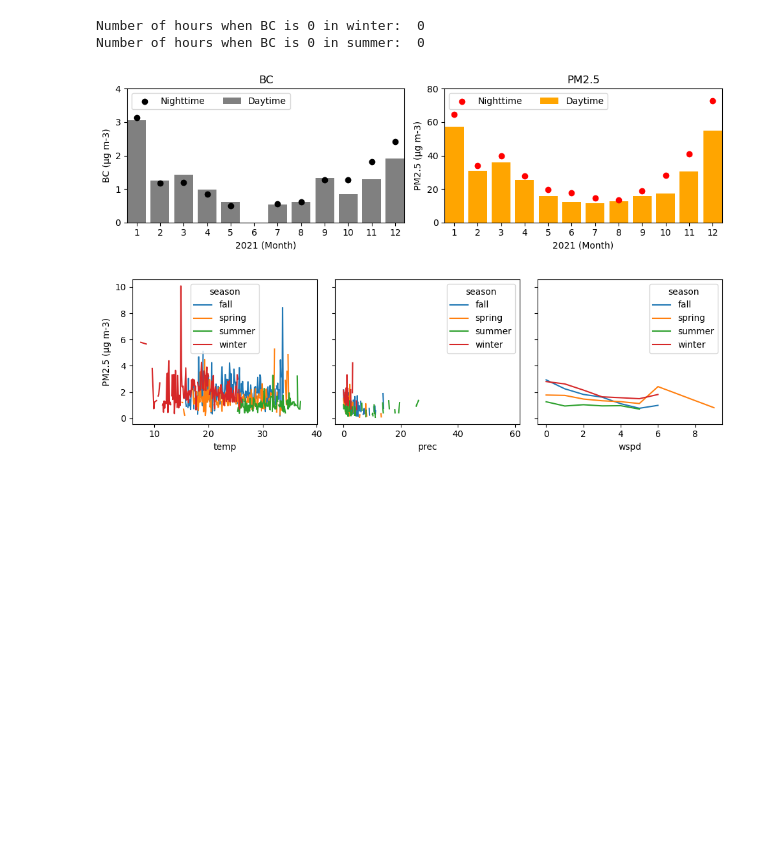
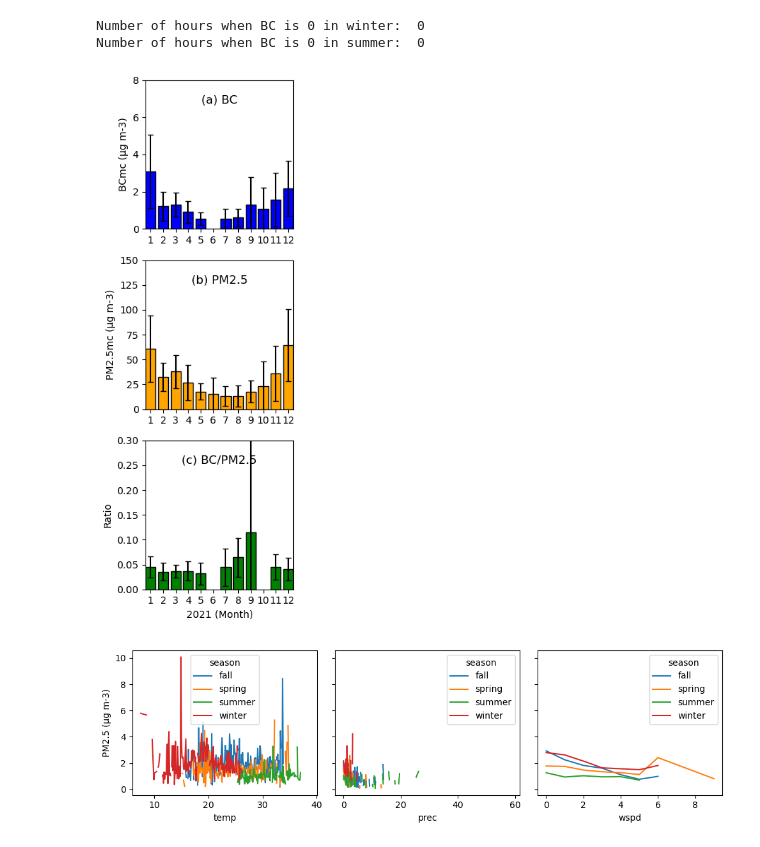
Before and after one commit to do-duytung/slcp-vietnam, a Jupyter notebook: basestats.ipynb, the cells around one changed output. Drawn from its saved outputs; the diff is of its cells as text; code cells hidden in the pictures; blank space fills up the shorter version.

```diff
--- a/basestats.ipynb
+++ b/basestats.ipynb
@@ -519,58 +556,76 @@ df = pd.read_csv('data/slcp_2019-2021_raw.csv', index_col=0, parse_dates=True)
 
 # Change column name of BC to BC1h
 df.rename(columns={'BC': 'BC1h'}, inplace=True)
 
 # Load 10 min BC data
 bc10m = pd.read_csv('data/BC10m2.csv', index_col=0, parse_dates=True)
 bc10m = bc10m[['BC']]
 bc10m = bc10m.resample('H').mean()
 
 # Concatenate 10 min BC data to df
 df = pd.concat([df, bc10m], axis=1)
 
 # Select 2019-2021 data
 # years = [2019, 2020, 2021]
 year = 2021
 df = df.loc[df.index.year == year]
 
-# Separate df into daytime and nightime
-df_day = df.between_time('07:00', '17:00')
-df_night = df.between_time('18:00', '06:00')
+# Calculate monthly average and standard deviation of BC
+bc_mean = df['BC'].resample('M').mean()
+bc_std = df['BC'].resample('M').std()
 
-df_day = df_day.resample('M').mean()
-df_night = df_night.resample('M').mean()
+# Calculate monthly average and standard deviation of PM2.5
+pm_mean = df['PM2.5'].resample('M').mean()
+pm_std = df['PM2.5'].resample('M').std()
+
+# Calculate monthly average and standard deviation of BC/PM2.5 ratio
+df['BC/PM2.5'] = df['BC']/df['PM2.5']
+bcpm_mean = df['BC/PM2.5'].resample('M').mean()
+bcpm_std = df['BC/PM2.5'].resample('M').std()
 
 # Plot seasonal data grouped by season with legend as each year
-fig, ax = plt.subplots(1, 2, figsize=(10, 3))
+fig, ax = plt.subplots(3, 1, figsize=(3, 8))
 
 # BC
-p1 = ax[0].bar(df_day.index.month, df_day['BC'], label='Daytime', color='grey')
-p2 = ax[0].scatter(df_night.index.month, df_night['BC'], label='Nighttime', color='black', marker='o')
-ax[0].set_xticks(df_day.index.month)
-ax[0].set_xticklabels(df_day.index.month)
-ax[0].set_ylabel('BC (μg m-3)')
-ax[0].set_xlabel(f'{year} (Month)')
-ax[0].set_ylim(0, 4)
-ax[0].set_title('BC')
-ax[0].legend(loc='upper left', ncol=2)
+p1 = ax[0].bar(bc_mean.index.month, bc_mean, yerr=bc_std, label='(a) BC', color='blue', capsize=3, edgecolor='black')
+# p2 = ax[0].scatter(df_night.index.month, df_night['BC'], label='Nighttime', color='black', marker='o')
+
+ax[0].set_xticks(bc_mean.index.month)
+# ax[0].set_xticklabels(bc_mean.index.month)
+# ax[0].set_xlabel(f'{year} (Month)')
+ax[0].set_ylabel('BCmc (μg m-3)')
+ax[0].set_ylim(0, 8)
+ax[0].text(0.5, 0.9, '(a) BC', horizontalalignment='center', verticalalignment='top', transform=ax[0].transAxes, fontsize=12)
+# ax[0].legend(loc='upper left', ncol=2)
 ax[0].margins(x=0)
 
 # PM2.5
-p1 = ax[1].bar(df_day.index.month, df_day['PM2.5'], label='Daytime', color='orange')
-p2 = ax[1].scatter(df_night.index.month, df_night['PM2.5'], label='Nighttime', color='red', marker='o')
-ax[1].set_xticks(df_day.index.month)
-ax[1].set_xticklabels(df_day.index.month)
-ax[1].set_ylabel('PM2.5 (μg m-3)')
-ax[1].set_xlabel(f'{year} (Month)')
-ax[1].set_ylim(0, 80)
-ax[1].set_title('PM2.5')
-ax[1].legend(loc='upper left', ncol=2)
+p1 = ax[1].bar(pm_mean.index.month, pm_mean, yerr=pm_std, label='(b) PM2.5', color='orange', capsize=3, edgecolor='black')
+ax[1].set_xticks(pm_mean.index.month)
+ax[1].set_ylabel('PM2.5mc (μg m-3)')
+# ax[1].set_xticklabels(pm_mean.index.month)
+# ax[1].set_xlabel(f'{year} (Month)')
+ax[1].set_ylim(0, 150)
+# ax[1].set_title('PM2.5')
+# Add caption inside the figure
+ax[1].text(0.5, 0.9,'(b) PM2.5', horizontalalignment='center', verticalalignment='top', transform=ax[1].transAxes, fontsize=12)
+
+# ax[1].legend(loc='upper left', ncol=2)
 ax[1].margins(x=0)
 
+# Ratio
+p1 = ax[2].bar(bcpm_mean.index.month, bcpm_mean, yerr=bcpm_std, label='(c) BC/PM2.5', color='green', capsize=3, edgecolor='black')
+ax[2].set_xticks(bcpm_mean.index.month)
+ax[2].set_xticklabels(bcpm_mean.index.month)
+ax[2].set_ylabel('Ratio')
+ax[2].set_xlabel(f'{year} (Month)')
+ax[2].text(0.5, 0.9,'(c) BC/PM2.5', horizontalalignment='center', verticalalignment='top', transform=ax[2].transAxes, fontsize=12)
+ax[2].set_ylim(0, 0.3)
+ax[2].margins(x=0)
 plt.tight_layout()
 plt.show()
 # %% [output]
-[figure, old version]
+[figure, new version]
 # %%
 # Load data
 import pandas as pd
```
Also changed, not shown: parts of 11 cells of this notebook, 3 other files.
